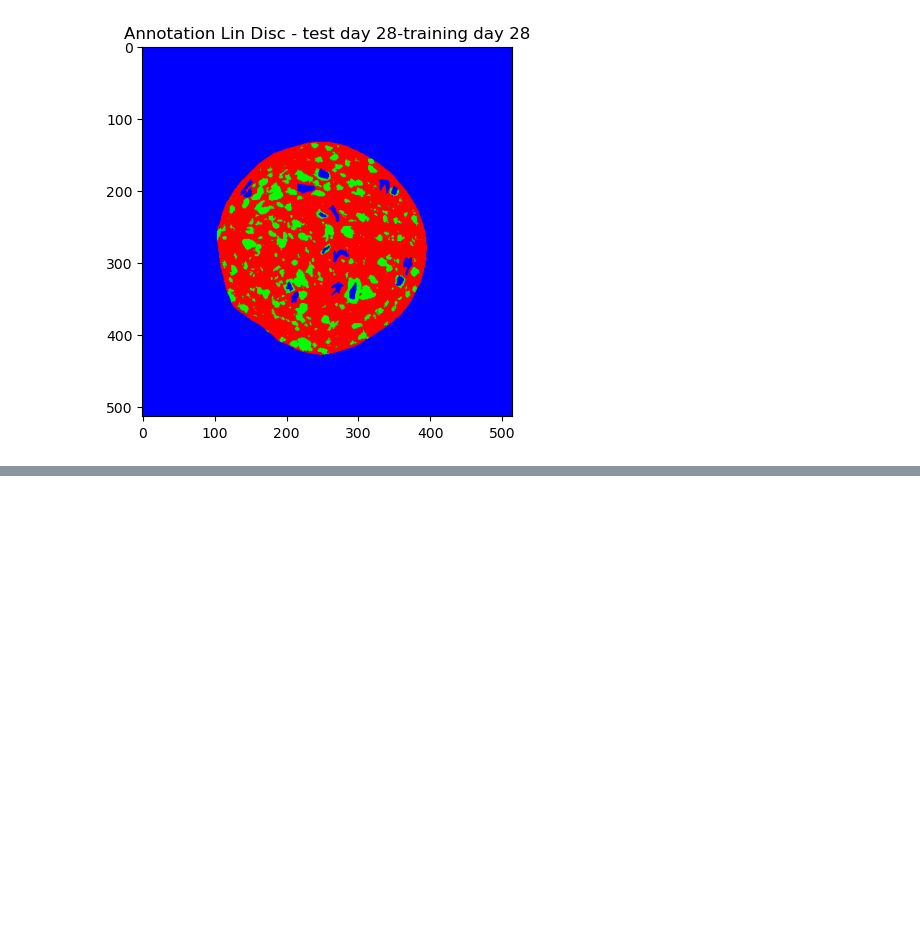
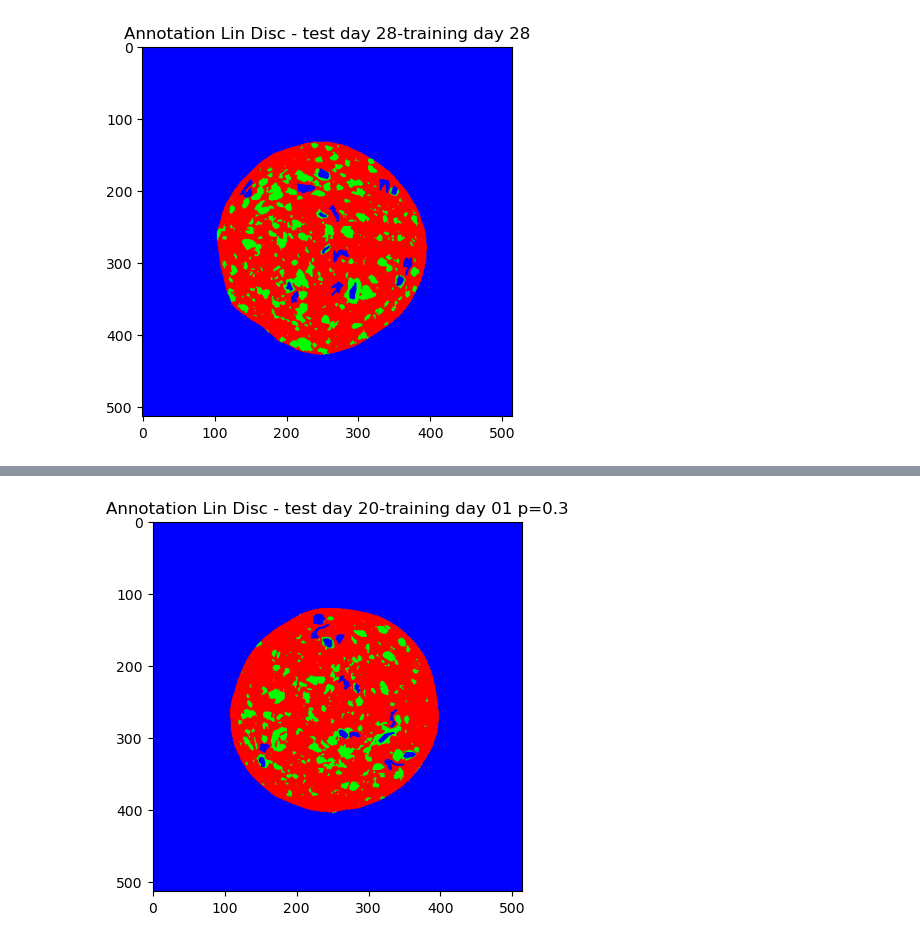
Before and after one commit to npeuker/MathModellingDTU, a Jupyter notebook: Salami/script.ipynb, the cells around one changed output, grey strips where cells are left out. Cells and saved outputs as stored; diff of their text form; code cells hidden in the pictures; blank space fills up the shorter version.

```diff
--- a/Salami/script.ipynb
+++ b/Salami/script.ipynb
@@ -1143,0 +1160,10 @@ for day in days:
+# %%
+# including prior knowledge
+days = ['20']
+training = '01'
+p = 0.3
+
+for day in days:
+    func.plotLinDisc(day,training,dirIn,p)
+# %% [output]
+[figure, added]
```
Also changed, not shown: parts of 4 cells of this notebook, 10 other files.
